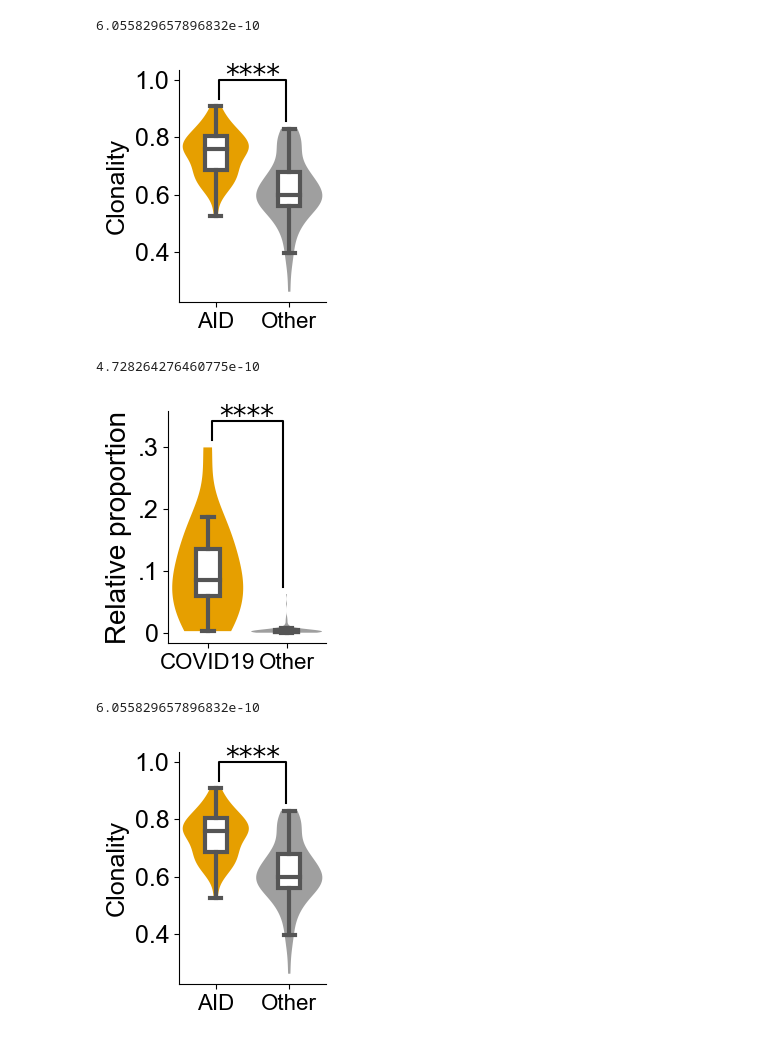
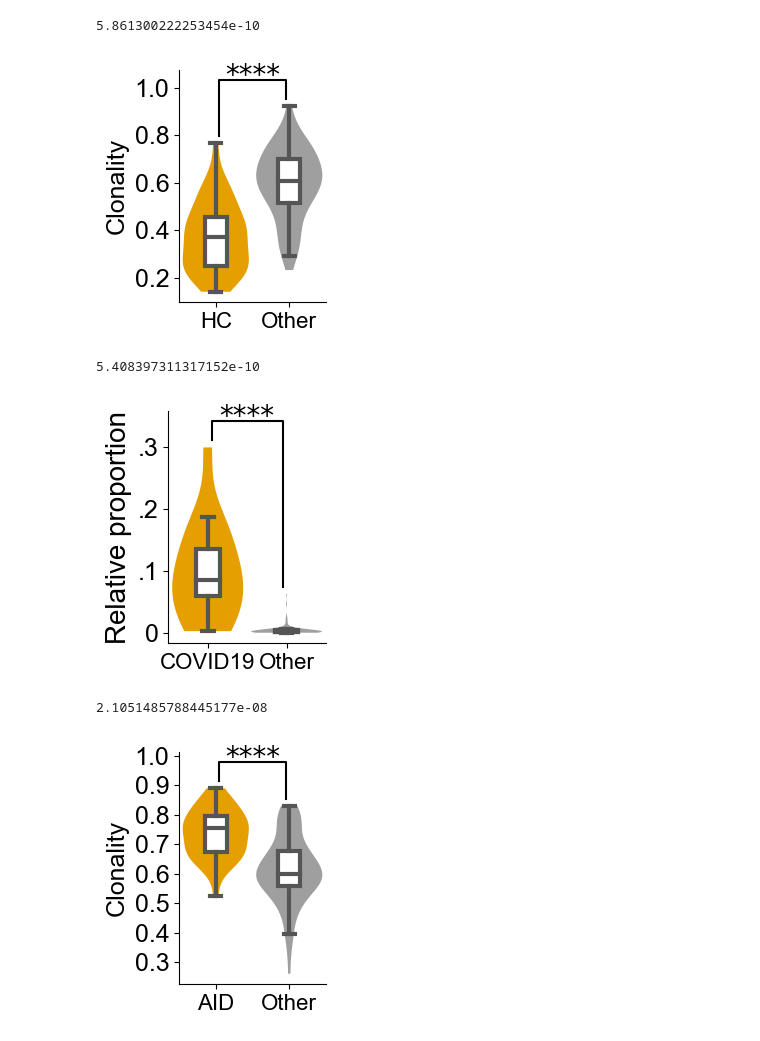
Before and after one commit to namphilkim/BCR-map_paper_analysis, a Jupyter notebook: BCR-map_figure_2.ipynb, the cells around one changed output. Cells and saved outputs as stored; diff of their text form; code cells hidden in the pictures.

```diff
--- a/BCR-map_figure_2.ipynb
+++ b/BCR-map_figure_2.ipynb
@@ -24,11 +24,14 @@ def plot_significance(list_1,list_2,x1,x2,y1,y2,y_offset,fontsize,linewidth):
 repertoire_file_list = [
     'BCR-map_intermediate_files/pre-26.tsv',
     'BCR-map_intermediate_files/A_d11_e1_a1_f1_c1.tsv',
-    'BCR-map_intermediate_files/RA13_RF+.tsv',
+    'BCR-map_intermediate_files/S3_add_d_gene.tsv',
     'BCR-map_intermediate_files/SNUBH-21-1_e1_a1_f1_c1.tsv'
 ]
 label_list = [
-    'Healthy\n#26','COVID19\n#A','AID\nRA #13','AD\n#21'
+    'Healthy\n#26',
+    'COVID19\n#A',
+    'AID\nSS #3',
+    'AD\n#21'
 ]
 for r,repertoire_file in enumerate(repertoire_file_list):
     new_list = tools.read_tsv(repertoire_file)
@@ -62,9 +65,6 @@ for r,repertoire_file in enumerate(repertoire_file_list):
     ax.spines['top'].set_visible(False)
     plt.ylim(0,1.05)
     plt.yticks(font='arial',fontsize=fontsize-6)
-    #plt.xticks([0],['COVID19\n#A'],font='arial',fontsize=fontsize-6)
-    #plt.xticks([0],['AID\nRA #13'],font='arial',fontsize=fontsize-6)
-    #plt.xticks([0],['AD\n#21'],font='arial',fontsize=fontsize-6)
     plt.xticks([0],[label_list[r]],font='arial',fontsize=fontsize-6)
     plt.ylabel('Relative proportion',font='arial',fontsize=fontsize-2)
     plt.show()
@@ -96,13 +90,16 @@ for r,repertoire_file in enumerate(repertoire_file_list):
 # %%
 case_dict = {
-    'Covid_vaccination_pre_throughput':0,'Covid':1,'Sjogren':2,'RA':2,'NMO':2,'MOG':2,'AD':3
+    'Covid_vaccination_pre_throughput':0,'Covid':1,'Sjogren':2,'NMO':2,'MOG':2,'AD':3
 }
 temp_list = tools.read_csv('BCR-map_intermediate_files/M_shm_1mid10_10high_clonality.csv')
 condition1_list = [[],[],[],[]]
 condition2_list = [[],[],[],[]]
 for line in temp_list[1:]:
-    condition1_list[case_dict[line[0]]].append(float(line[2]))
-    condition2_list[case_dict[line[0]]].append(float(line[3]))
+    try:
+        condition1_list[case_dict[line[0]]].append(float(line[2]))
+        condition2_list[case_dict[line[0]]].append(float(line[3]))
+    except KeyError:
+        continue
 color_list = ['#E69F00','#9F9F9F']
 
 max_val = 0
@@ -142,46 +139,48 @@ for i in range(len(box)):
         max_list[0][i][j] += 2*y_bias
 
 for i in range(1,2):
     for j in range(2-i):
         if 0 in [j,j+i]:
 
             p = plot_significance(box[j][0], box[j+i][0], j+x_bias, j+i-x_bias,
                                   max_list[0][j][1], max_list[0][j+i][0], 5*y_bias, 20, 1.5)
 
             if p <= 0.05:
                 top = max(max_list[0][j][1],max_list[0][j+i][0]) + 3.5*y_bias
                 for k in range(j,j+i+1):
                     if k == j:
                         max_list[0][k][1] = top
                     elif k == j+i:
                         max_list[0][k][0] = top
                     else:
                         max_list[0][k][0] = top
                         max_list[0][k][1] = top
 
 
 
 ax.spines['right'].set_visible(False)
 ax.spines['top'].set_visible(False)
 plt.ylabel('Clonality',font='arial',fontsize=18)
 plt.xticks(range(2),['HC','Other'],font='arial',fontsize = 16)
 plt.yticks(font='arial',fontsize = 18)
 plt.tight_layout()
 plt.show()
 # %% [output]
-6.055829657896832e-10
+5.861300222253454e-10
-[figure, old version]
+[figure, new version]
 # %%
 case_dict = {
-    'Covid_vaccination_pre_throughput':0,'Covid':1,'Sjogren':2,'RA':2,'NMO':2,'MOG':2,'AD':3
+    'Covid_vaccination_pre_throughput':0,'Covid':1,'Sjogren':2,'NMO':2,'MOG':2,'AD':3
 }
 temp_list = tools.read_csv('BCR-map_intermediate_files/G1_SHM_total.csv')
 condition1_list = [[],[],[],[]]
 condition2_list = [[],[],[],[]]
 for line in temp_list[1:]:
-    condition1_list[case_dict[line[0]]].append(float(line[2])/100)
-    condition2_list[case_dict[line[0]]].append(float(line[3])/100)
-
+    try:
+        condition1_list[case_dict[line[0]]].append(float(line[2])/100)
+        condition2_list[case_dict[line[0]]].append(float(line[3])/100)
+    except KeyError:
+        continue
 color_list = ['#E69F00','#9F9F9F']
 
 max_val = 0
@@ -248,11 +247,11 @@ plt.yticks([0,0.1,0.2,0.3],['0','.1','.2','.3'],font='arial',fontsize = 18)
 plt.tight_layout()
 plt.show()
 # %% [output]
-4.728264276460775e-10
+5.408397311317152e-10
 [figure]
 # %%
 case_dict = {
-    'Covid_vaccination_pre_throughput':0,'Covid':1,'Sjogren':2,'RA':2,'NMO':2,'MOG':2,'AD':3
+    'Covid_vaccination_pre_throughput':0,'Covid':1,'Sjogren':2,'NMO':2,'MOG':2,'AD':3
 }
 
 temp_list = tools.read_csv('BCRmap/A2_clonality.csv')
@@ -260,8 +259,11 @@ temp_list = tools.read_csv('BCRmap/A2_clonality.csv')
 condition1_list = [[],[],[],[]]
 condition2_list = [[],[],[],[]]
 for line in temp_list[1:]:
-    condition1_list[case_dict[line[0]]].append(float(line[2]))
-    condition2_list[case_dict[line[0]]].append(float(line[3]))
+    try:
+        condition1_list[case_dict[line[0]]].append(float(line[2]))
+        condition2_list[case_dict[line[0]]].append(float(line[3]))
+    except KeyError:
+        continue
 
 color_list = ['#E69F00','#9F9F9F']
 
@@ -328,7 +330,7 @@ plt.yticks(font='arial',fontsize = 18)
 plt.tight_layout()
 plt.show()
 # %% [output]
-6.055829657896832e-10
+2.1051485788445177e-08
-[figure, old version]
+[figure, new version]
 # %%
 case_dict = {
```
Also changed, not shown: parts of 2 cells of this notebook.
